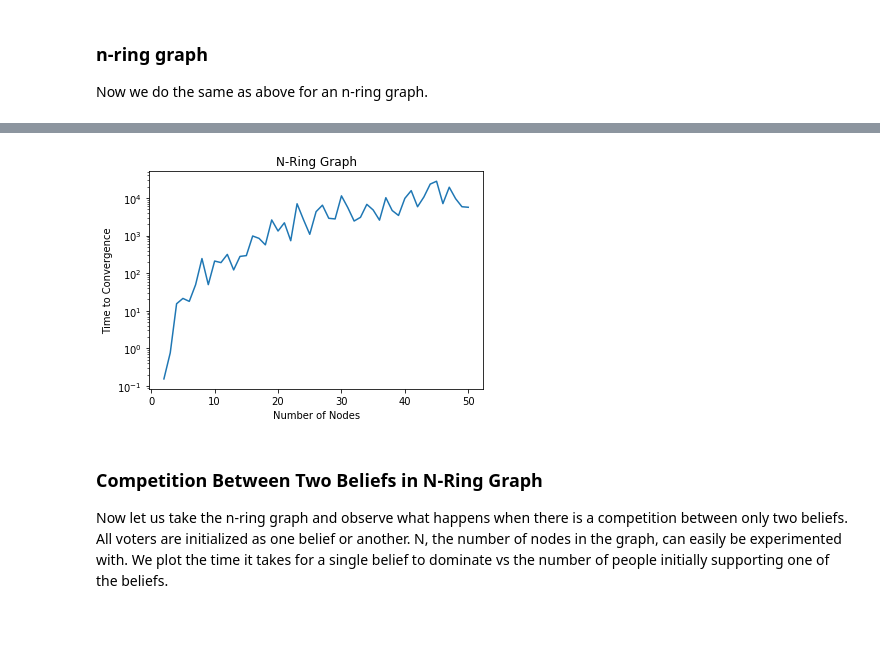
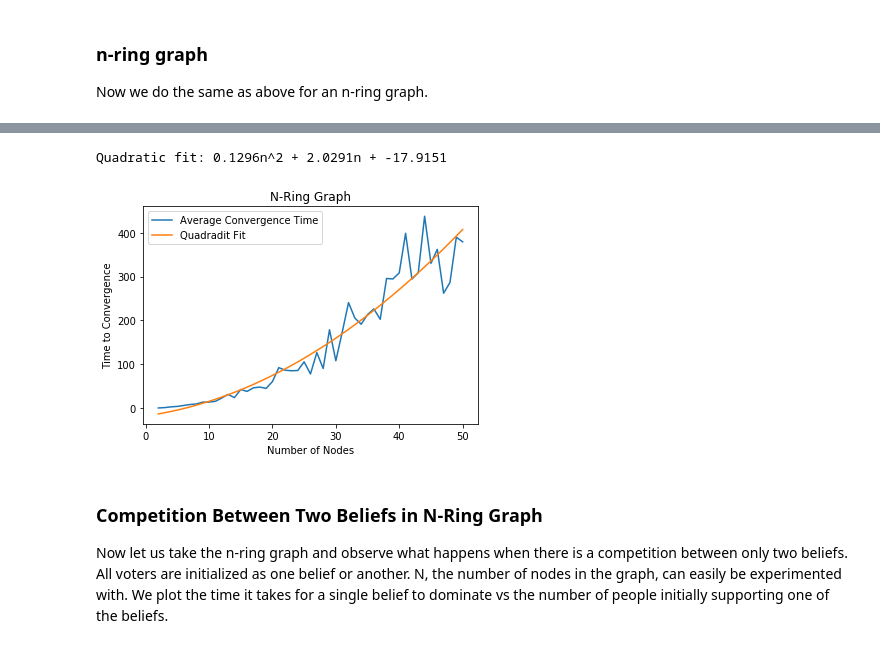
Before and after one commit to vhan95/EECS126_project, a Jupyter notebook: project.ipynb, the cells around one changed output, grey strips where cells are left out. Drawn from its saved outputs; the diff is of its cells as text; code cells hidden in the pictures.

```diff
--- a/project.ipynb
+++ b/project.ipynb
@@ -116,12 +156,19 @@ for n in range(2,51):
+# %%
+quadfit = np.polyfit(x=np.arange(2,51), y=conv_time_arr, deg=2)
+print("Quadratic fit: {:.4f}n^2 + {:.4f}n + {:.4f}".format(quadfit[0], quadfit[1], quadfit[2]))
+predict = quadfit[2] + np.arange(2,51) * quadfit[1] + np.arange(2,51) ** 2 * quadfit[0]
+# %% [output]
+Quadratic fit: 0.1296n^2 + 2.0291n + -17.9151
 # %%
-plt.plot(range(2,51),conv_time_arr)
+plt.plot(range(2,51), conv_time_arr, label='Average Convergence Time')
+plt.plot(range(2,51), predict, label='Quadradit Fit')
 plt.xlabel('Number of Nodes')
 plt.ylabel('Time to Convergence')
 plt.title('N-Ring Graph')
-plt.yscale('log')
+plt.legend()
 plt.show()
 # %% [output]
-[figure, old version]
+[figure, new version]
 # %% [markdown]
 ### Competition Between Two Beliefs in N-Ring Graph
 Now let us take the n-ring graph and observe what happens when there is a competition between only two beliefs. All voters are initialized as one belief or another. N, the number of nodes in the graph, can easily be experimented with. We plot the time it takes for a single belief to dominate vs the number of people initially supporting one of the beliefs.
```
Also changed, not shown: parts of 13 cells of this notebook.
